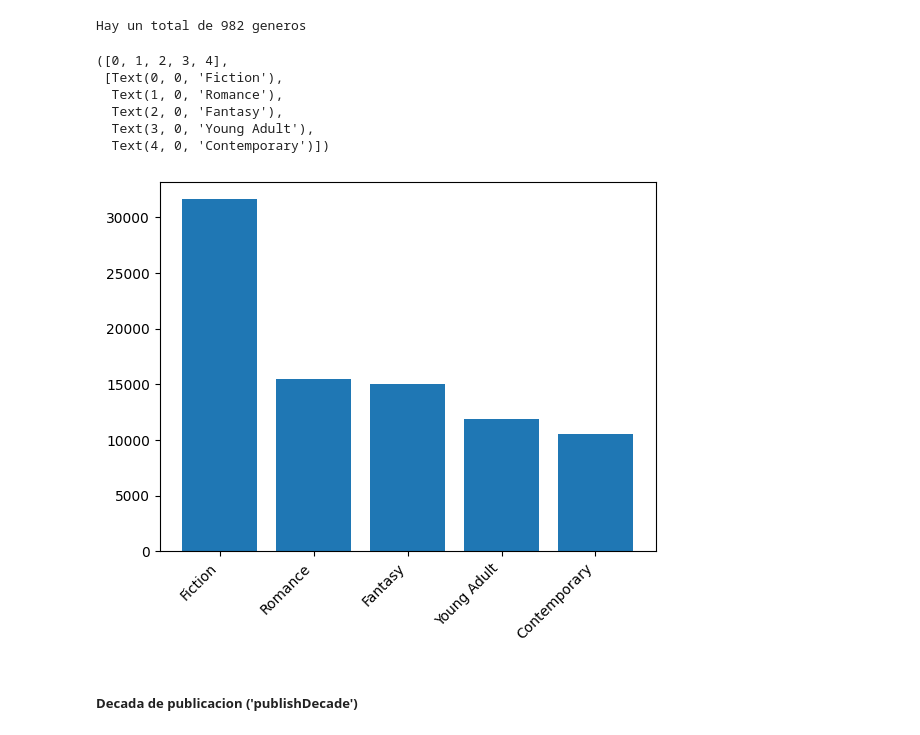
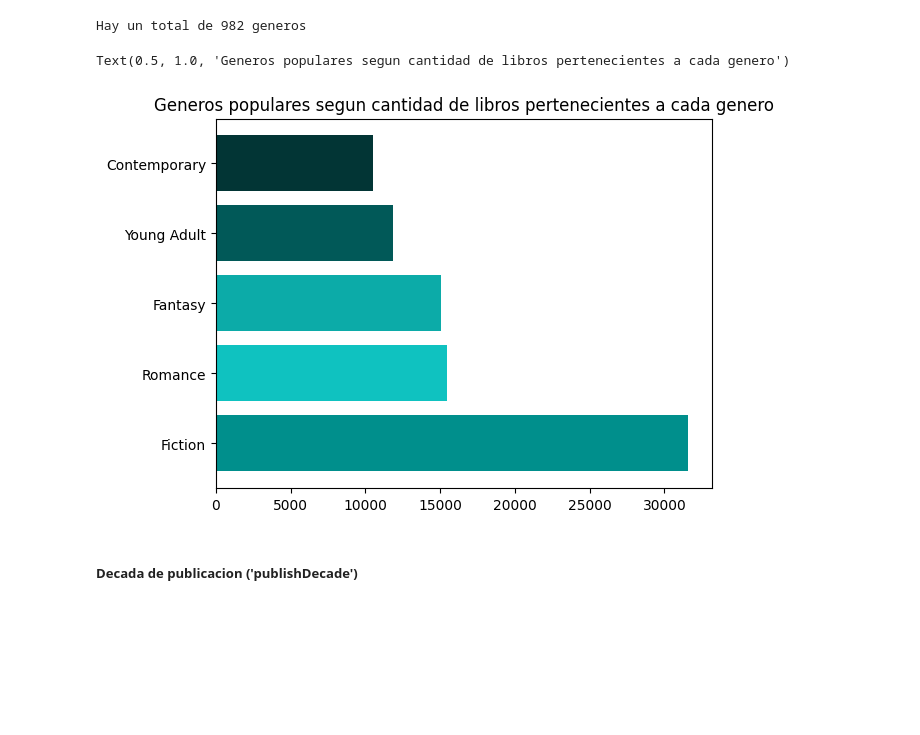
Before and after one commit to NicolasTabbita/Book_Recommender, a Jupyter notebook: EntregaFinal.ipynb, the cells around one changed output. Saved outputs shown, nothing was run; the diff lists cells and outputs as text; code cells hidden in the pictures; blank space fills up the shorter version.

```diff
--- a/EntregaFinal.ipynb
+++ b/EntregaFinal.ipynb
@@ -116,15 +165,10 @@ Hay un total de 982 generos
 # %%
 # veo la cantidad de libros publicados pertenecientes a los 5 generos mas populares
 
-plt.bar(x=generos_populares.index, height=generos_populares)
-plt.xticks(rotation=45, ha='right')
+plt.barh(y=generos_populares.index, width=generos_populares.values, color={'#0FC2C0', '#0CABA8', '#008F8C', '#015958', '#023535'})
+plt.title('Generos populares segun cantidad de libros pertenecientes a cada genero')
 # %% [output]
-([0, 1, 2, 3, 4],
- [Text(0, 0, 'Fiction'),
-  Text(1, 0, 'Romance'),
-  Text(2, 0, 'Fantasy'),
-  Text(3, 0, 'Young Adult'),
-  Text(4, 0, 'Contemporary')])
+Text(0.5, 1.0, 'Generos populares segun cantidad de libros pertenecientes a cada genero')
-[figure, old version]
+[figure, new version]
 # %% [markdown]
 ##### Decada de publicacion ('publishDecade')
```
Also changed, not shown: parts of 15 cells of this notebook.
